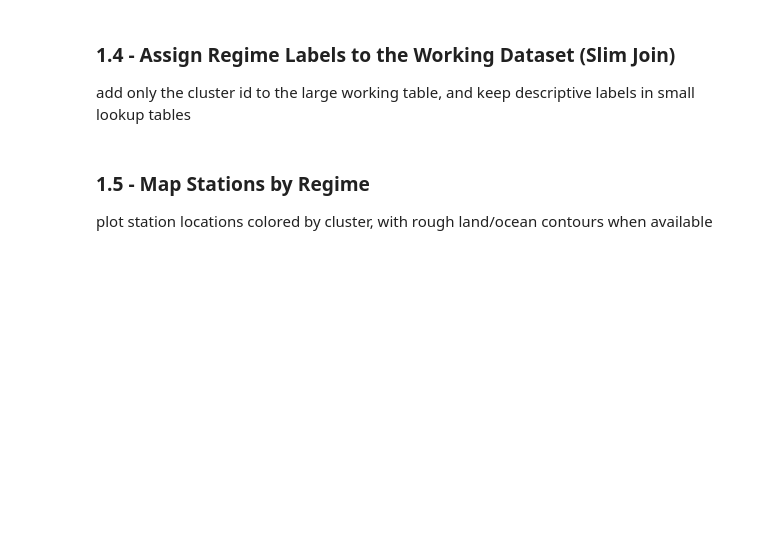
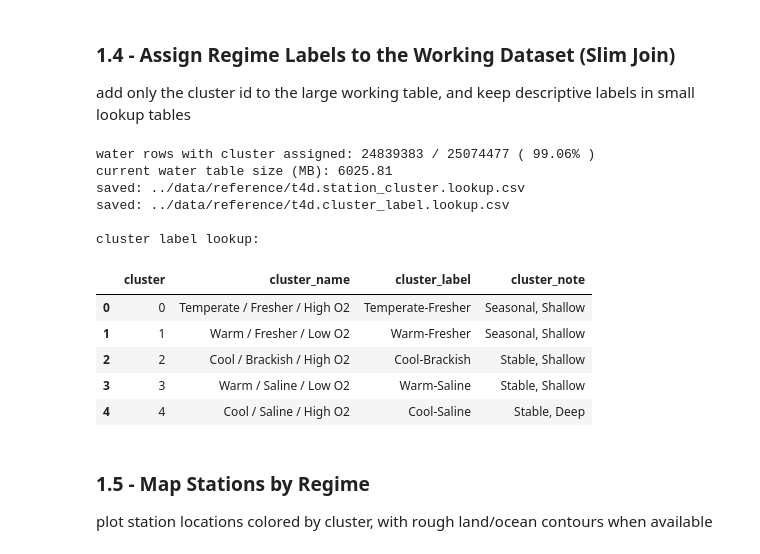
Before and after one commit to jeturcotte/estuaries, a Jupyter notebook: code/t4d.full.project.ipynb, the cells around one changed output. Saved outputs shown, nothing was run; the diff lists cells and outputs as text; code cells hidden in the pictures; blank space fills up the shorter version.

```diff
--- a/code/t4d.full.project.ipynb
+++ b/code/t4d.full.project.ipynb
@@ -861,39 +990,52 @@ station_cluster_lookup = (
 )
 
 cluster_label_lookup = (
-    station_baseline[ [ 'cluster', 'cluster_name', 'cluster_note' ] ]
+    station_baseline[ [ 'cluster', 'cluster_name', 'cluster_label', 'cluster_note' ] ]
     .drop_duplicates( subset = [ 'cluster' ] )
     .sort_values( 'cluster' )
     .reset_index( drop = True )
 )
 
 # save the small lookup tables for reproducibility
 station_cluster_lookup_path = '../data/reference/t4d.station_cluster.lookup.csv'
 cluster_label_lookup_path = '../data/reference/t4d.cluster_label.lookup.csv'
 
 station_cluster_lookup.to_csv( station_cluster_lookup_path, index = False )
 cluster_label_lookup.to_csv( cluster_label_lookup_path, index = False )
 
 # add only cluster id to the large water table
 if 'cluster' in water.columns:
     water = water.drop( columns = [ 'cluster' ] )
 
 water = water.merge( station_cluster_lookup, on = [ 'region', 'station' ], how = 'left' )
 
 n_rows = len( water )
 n_clustered = int( water[ 'cluster' ].notna( ).sum( ) )
 cluster_coverage = round( 100 * n_clustered / n_rows, 2 ) if n_rows > 0 else np.nan
 
 water_memory_mb = round( water.memory_usage( deep = True ).sum( ) / 1024 / 1024, 2 )
 
 print( f'water rows with cluster assigned: {n_clustered} / {n_rows} ( {cluster_coverage}% )' )
 print( f'current water table size (MB): {water_memory_mb}' )
 print( f'saved: {station_cluster_lookup_path}' )
 print( f'saved: {cluster_label_lookup_path}' )
 
 print( )
 print( 'cluster label lookup:' )
 cluster_label_lookup
+# %% [output]
+water rows with cluster assigned: 24839383 / 25074477 ( 99.06% )
+current water table size (MB): 6025.81
+saved: ../data/reference/t4d.station_cluster.lookup.csv
+saved: ../data/reference/t4d.cluster_label.lookup.csv
+
+cluster label lookup:
+|  | cluster | cluster_name | cluster_label | cluster_note |
+| 0 | 0 | Temperate / Fresher / High O2 | Temperate-Fresher | Seasonal, Shallow |
+| 1 | 1 | Warm / Fresher / Low O2 | Warm-Fresher | Seasonal, Shallow |
+| 2 | 2 | Cool / Brackish / High O2 | Cool-Brackish | Stable, Shallow |
+| 3 | 3 | Warm / Saline / Low O2 | Warm-Saline | Stable, Shallow |
+| 4 | 4 | Cool / Saline / High O2 | Cool-Saline | Stable, Deep |
 # %% [markdown]
 ### 1.5 - Map Stations by Regime
 
```
Also changed, not shown: parts of 12 cells of this notebook.
